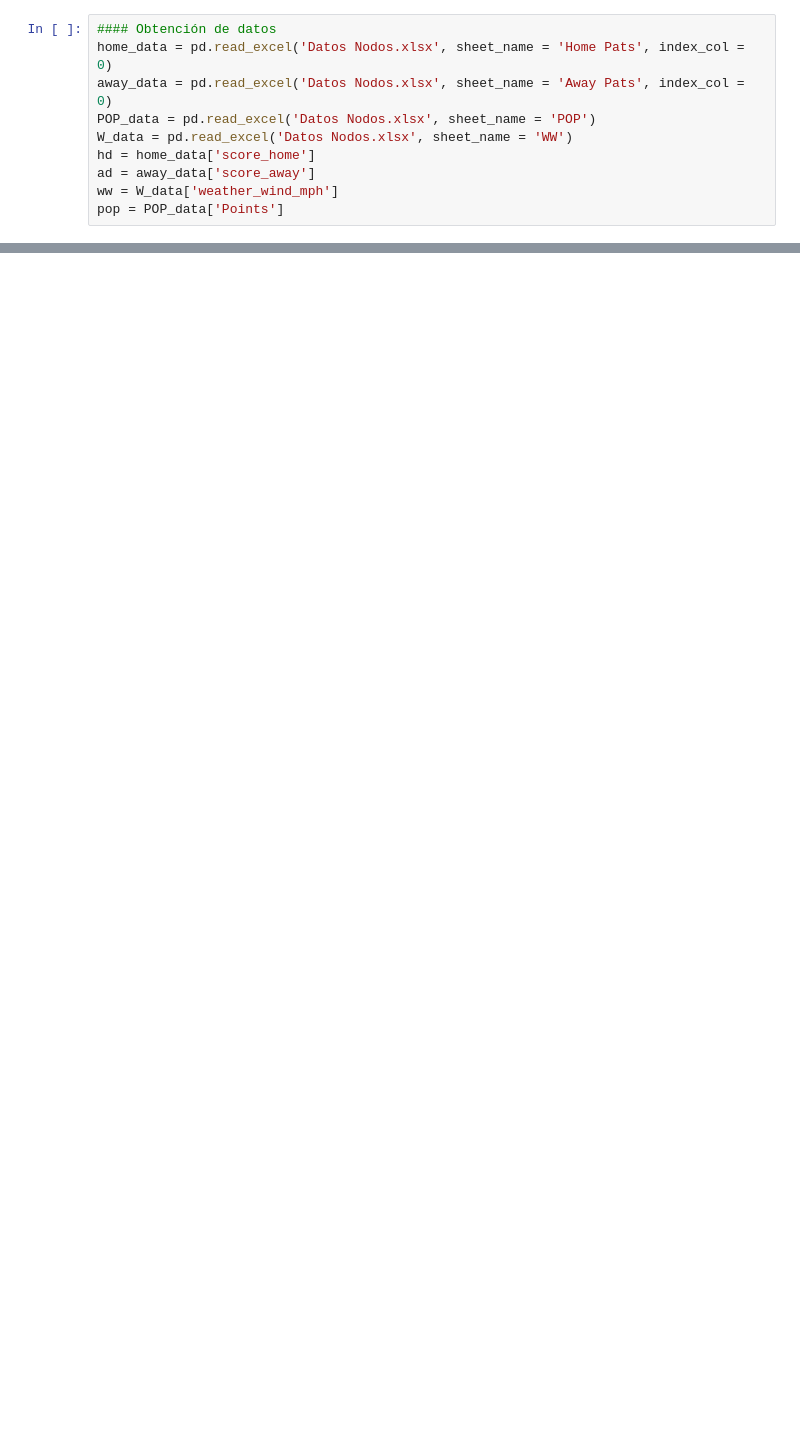
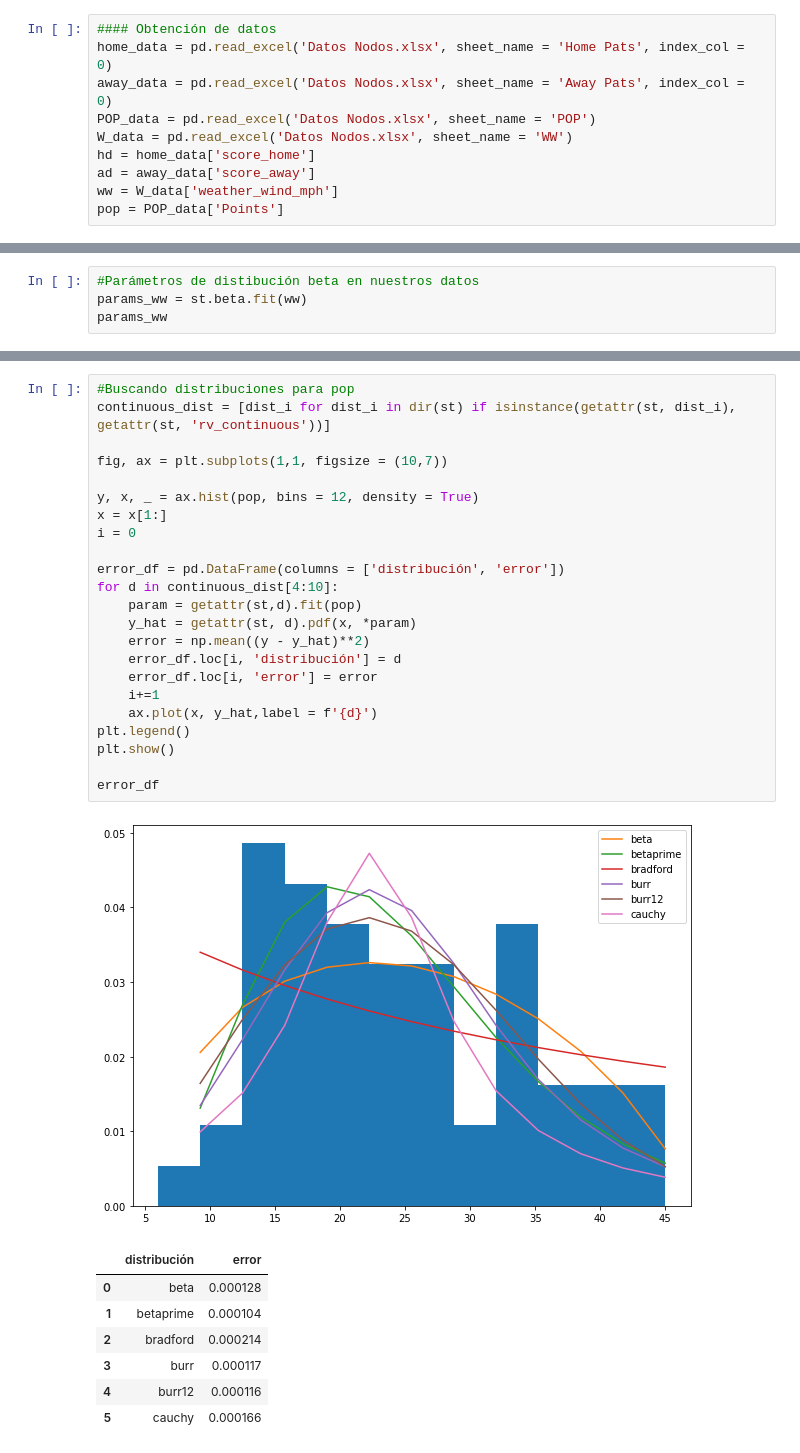
Before and after one commit to Kike14/ProyectoConjunto_EJRodriguez_DOrozco_JPJimenez, a Jupyter notebook: ProyectoModulo1_OrozcoE_MendozaJ__GomezD.ipynb, the cells around one changed output, grey strips where cells are left out. Saved outputs shown, nothing was run; the diff lists cells and outputs as text; blank space fills up the shorter version.

```diff
--- a/ProyectoModulo1_OrozcoE_MendozaJ__GomezD.ipynb
+++ b/ProyectoModulo1_OrozcoE_MendozaJ__GomezD.ipynb
@@ -540,0 +400,4 @@ plt.hist(VA4, bins=20, density=True)
+# %%
+#Parámetros de distibución beta en nuestros datos
+params_ww = st.beta.fit(ww)
+params_ww
@@ -540,0 +454,32 @@ plt.hist(VA4, bins=20, density=True)
+# %%
+#Buscando distribuciones para pop
+continuous_dist = [dist_i for dist_i in dir(st) if isinstance(getattr(st, dist_i), getattr(st, 'rv_continuous'))]
+
+fig, ax = plt.subplots(1,1, figsize = (10,7))
+
+y, x, _ = ax.hist(pop, bins = 12, density = True)
+x = x[1:]
+i = 0
+
+error_df = pd.DataFrame(columns = ['distribución', 'error'])
+for d in continuous_dist[4:10]:
+    param = getattr(st,d).fit(pop)
+    y_hat = getattr(st, d).pdf(x, *param)
+    error = np.mean((y - y_hat)**2)
+    error_df.loc[i, 'distribución'] = d
+    error_df.loc[i, 'error'] = error
+    i+=1
+    ax.plot(x, y_hat,label = f'{d}')
+plt.legend()
+plt.show()
+
+error_df
+# %% [output]
+[figure, added]
+|  | distribución | error |
+| 0 | beta | 0.000128 |
+| 1 | betaprime | 0.000104 |
+| 2 | bradford | 0.000214 |
+| 3 | burr | 0.000117 |
+| 4 | burr12 | 0.000116 |
+| 5 | cauchy | 0.000166 |
```
Also changed, not shown: parts of 126 cells of this notebook, 1 other file.
